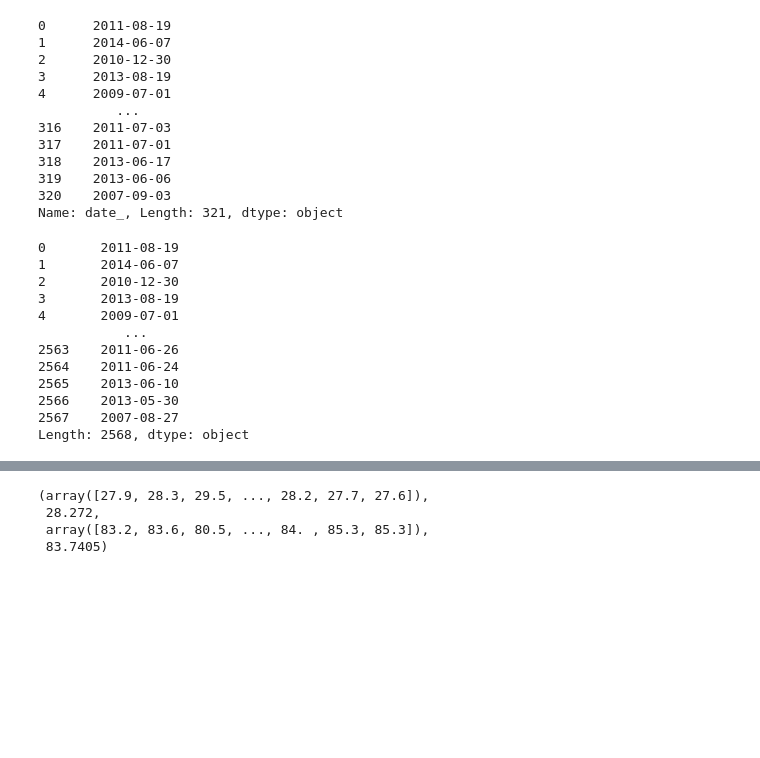
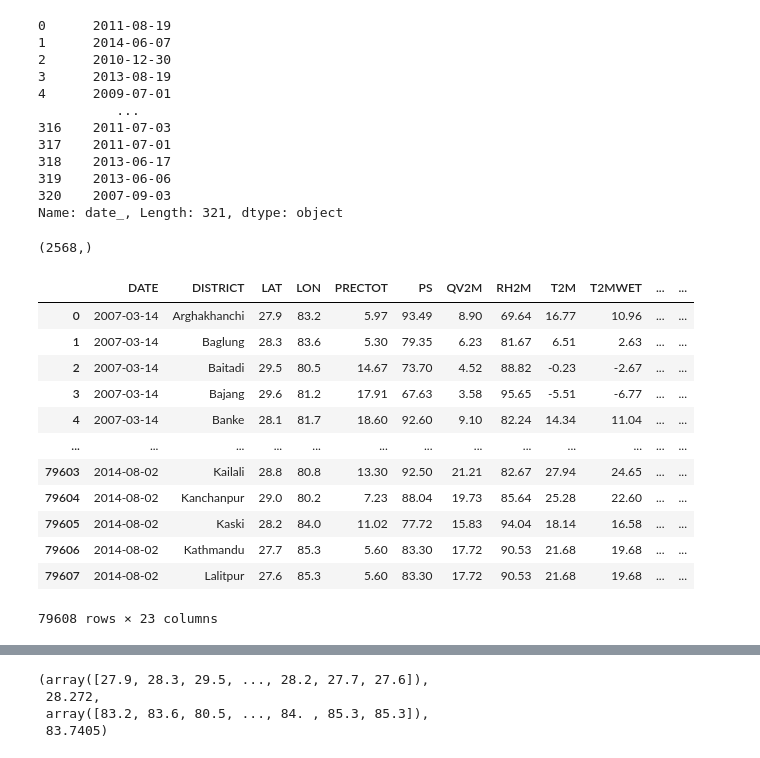
Before and after one commit to ashimdahal/FRIDA-TEAM_AIR, a Jupyter notebook: landslides/data_analysics_for_landslides_detection.ipynb, the cells around one changed output, grey strips where cells are left out. Drawn from its saved outputs; the diff is of its cells as text; code cells hidden in the pictures; blank space fills up the shorter version.

```diff
--- a/landslides/data_analysics_for_landslides_detection.ipynb
+++ b/landslides/data_analysics_for_landslides_detection.ipynb
@@ -102,4 +102,4 @@ np_df['date_']
 320    2007-09-03
 Name: date_, Length: 321, dtype: object
 # %%
-date_list = pd.Series(np.array([np_df['date_'].values - datetime.timedelta(days=x) for x in range(8)]).reshape(-1))
+date_list = np.array([np_df['date_'].values - datetime.timedelta(days=x) for x in range(8)]).reshape(-1)
@@ -106,15 +108,4 @@ date_list = pd.Series(np.array([np_df['date_'].values - datetime.timedelta(days=
 # %%
-date_list
+date_list.shape
 # %% [output]
-0       2011-08-19
-1       2014-06-07
-2       2010-12-30
-3       2013-08-19
-4       2009-07-01
-           ...
-2563    2011-06-26
-2564    2011-06-24
-2565    2013-06-10
-2566    2013-05-30
-2567    2007-08-27
-Length: 2568, dtype: object
+(2568,)
@@ -123,3 +112,19 @@ landslides_df = weather_df.merge(date_list.to_frame(), left_on='DATE', right_on=
+# %%
+landslides_df
+# %% [output]
+|  | DATE | DISTRICT | LAT | LON | PRECTOT | PS | QV2M | RH2M | T2M | T2MWET | ... | ... |
+| 0 | 2007-03-14 | Arghakhanchi | 27.9 | 83.2 | 5.97 | 93.49 | 8.90 | 69.64 | 16.77 | 10.96 | ... | ... |
+| 1 | 2007-03-14 | Baglung | 28.3 | 83.6 | 5.30 | 79.35 | 6.23 | 81.67 | 6.51 | 2.63 | ... | ... |
+| 2 | 2007-03-14 | Baitadi | 29.5 | 80.5 | 14.67 | 73.70 | 4.52 | 88.82 | -0.23 | -2.67 | ... | ... |
+| 3 | 2007-03-14 | Bajang | 29.6 | 81.2 | 17.91 | 67.63 | 3.58 | 95.65 | -5.51 | -6.77 | ... | ... |
+| 4 | 2007-03-14 | Banke | 28.1 | 81.7 | 18.60 | 92.60 | 9.10 | 82.24 | 14.34 | 11.04 | ... | ... |
+| ... | ... | ... | ... | ... | ... | ... | ... | ... | ... | ... | ... | ... |
+| 79603 | 2014-08-02 | Kailali | 28.8 | 80.8 | 13.30 | 92.50 | 21.21 | 82.67 | 27.94 | 24.65 | ... | ... |
+| 79604 | 2014-08-02 | Kanchanpur | 29.0 | 80.2 | 7.23 | 88.04 | 19.73 | 85.64 | 25.28 | 22.60 | ... | ... |
+| 79605 | 2014-08-02 | Kaski | 28.2 | 84.0 | 11.02 | 77.72 | 15.83 | 94.04 | 18.14 | 16.58 | ... | ... |
+| 79606 | 2014-08-02 | Kathmandu | 27.7 | 85.3 | 5.60 | 83.30 | 17.72 | 90.53 | 21.68 | 19.68 | ... | ... |
+| 79607 | 2014-08-02 | Lalitpur | 27.6 | 85.3 | 5.60 | 83.30 | 17.72 | 90.53 | 21.68 | 19.68 | ... | ... |
+79608 rows × 23 columns
 # %%
 landslides_df.columns
 # %% [output]
```
Also changed, not shown: parts of 51 cells of this notebook.
